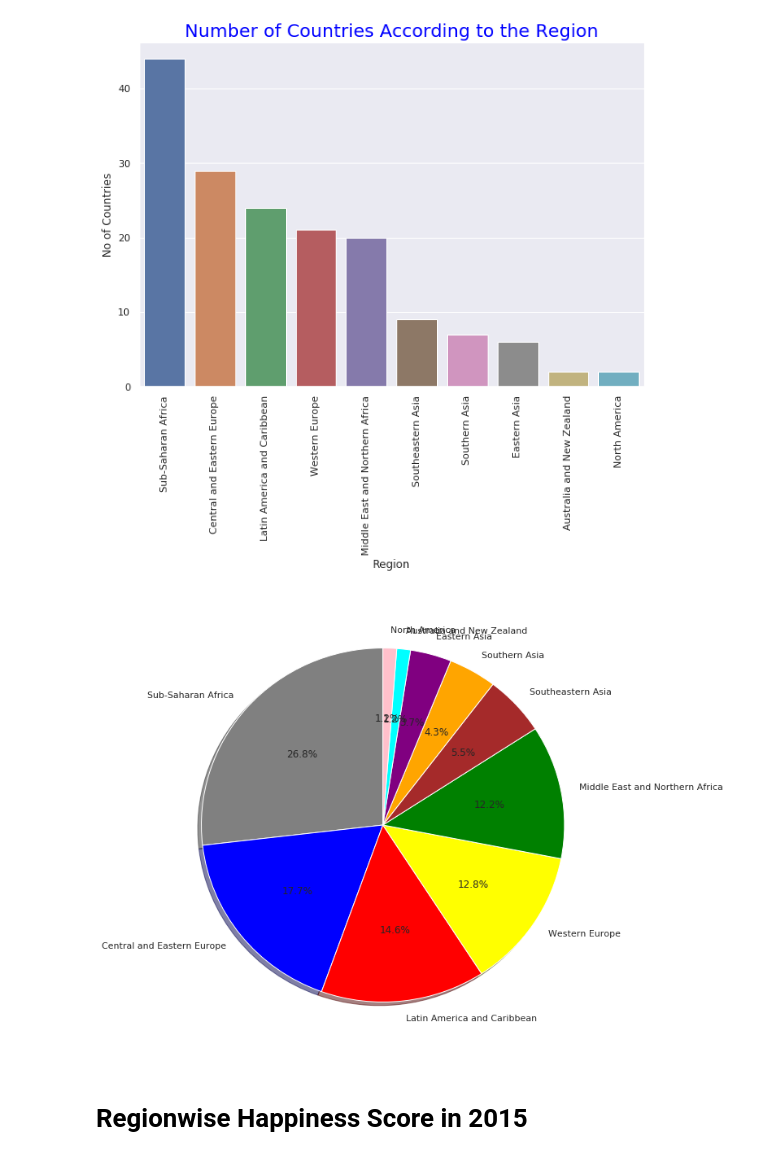
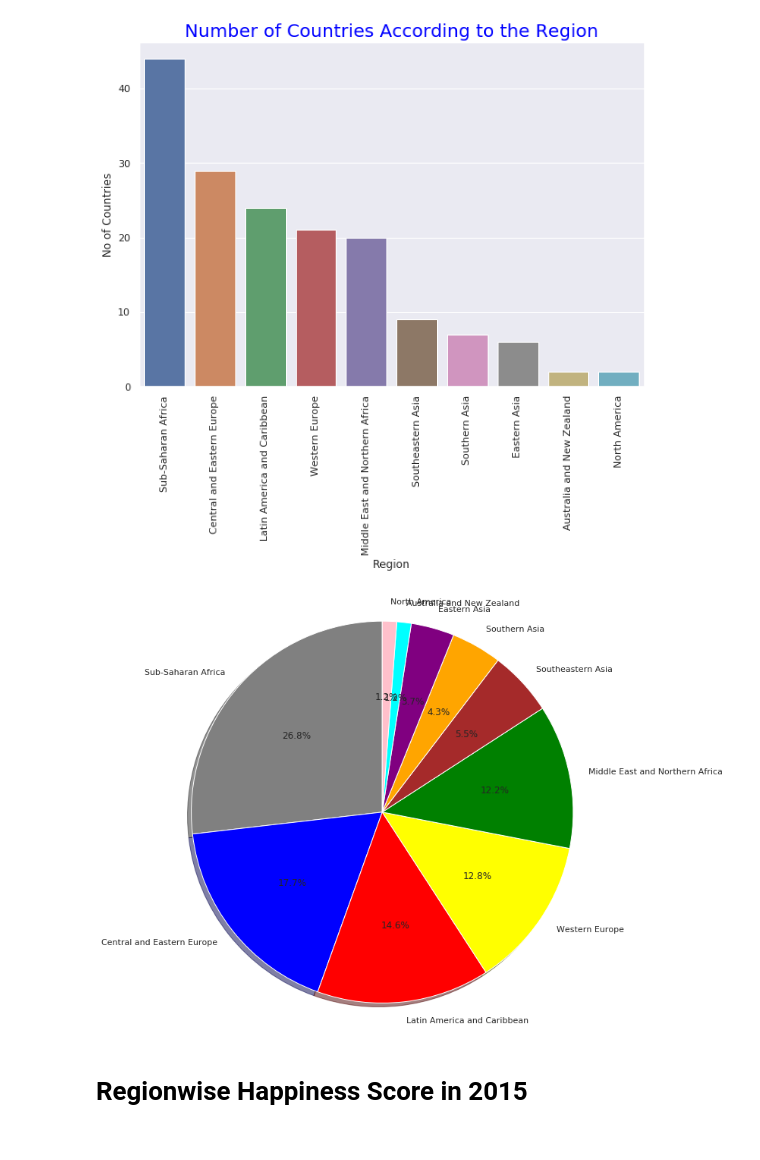
Before and after one commit to ddb95/Data_Science_and_ML_Projects, a Jupyter notebook: happinessReport/worldHappinessReport.ipynb, the cells around one changed output. Cells and saved outputs as stored; diff of their text form; code cells hidden in the pictures.

```diff
--- a/happinessReport/worldHappinessReport.ipynb
+++ b/happinessReport/worldHappinessReport.ipynb
@@ -721,13 +735,13 @@ plt.show()
 # %%
 label = data2015.Region.value_counts().index
 colors = ['grey', 'blue', 'red', 'yellow', 'green', 'brown', 'orange', 'purple', 'cyan', 'pink']
 sizes = data2015.Region.value_counts().values
 explode = [0, 0, 0, 0, 0, 0, 0, 0, 0, 0]
 plt.pie(sizes, labels=label, autopct='%1.1f%%',explode=explode,shadow=True, startangle=90, colors=colors)
-ax1.axis('equal')
+plt.axis('equal')
 plt.show()
 # %% [output]
-[figure, old version]
+[figure, new version]
 # %% [markdown]
 # Regionwise Happiness Score in 2015
 # %%
```
Also changed, not shown: parts of 12 cells of this notebook.
